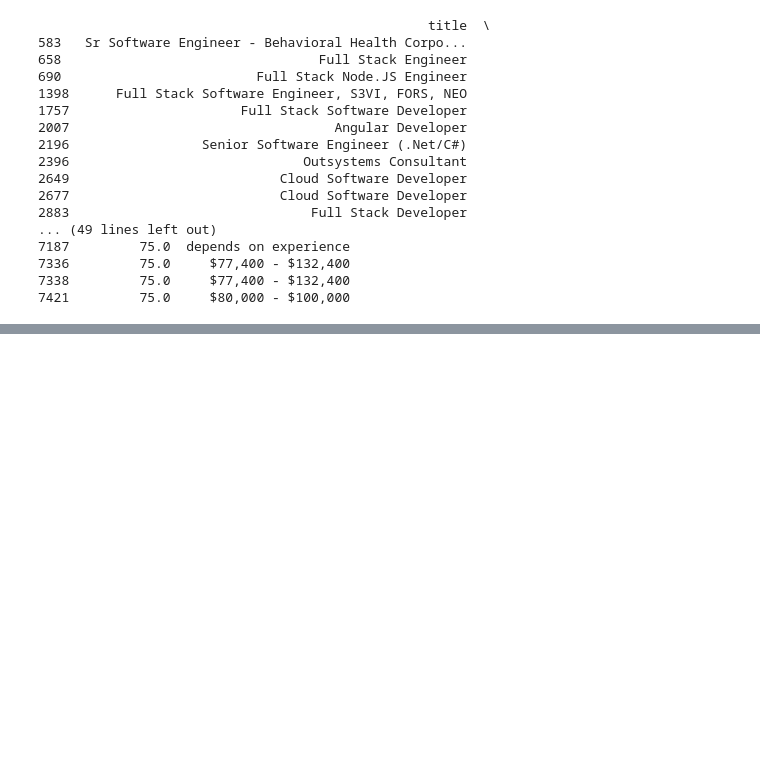
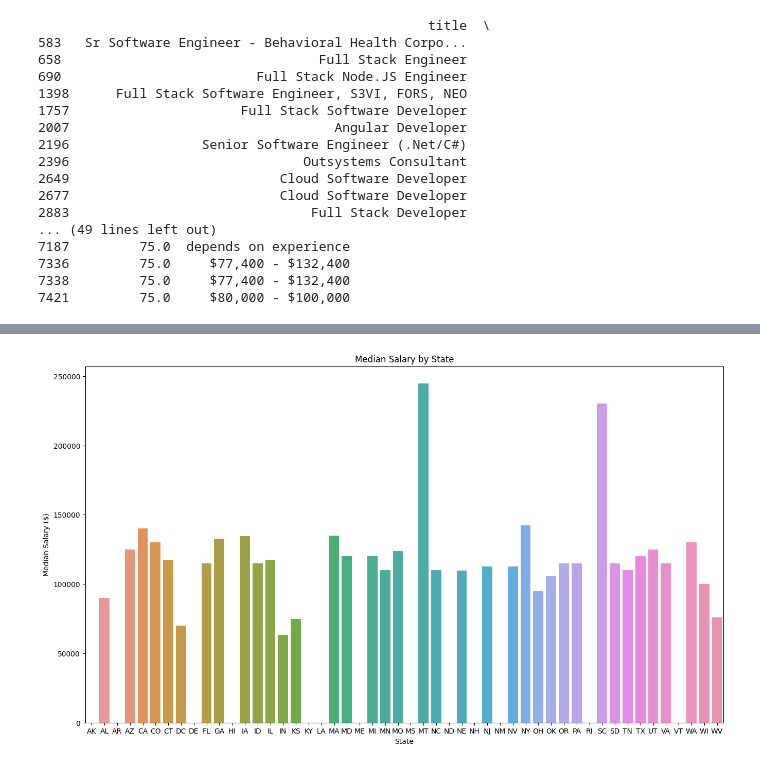
Before and after one commit to harsh-jain101/2023Spr_projects, a Jupyter notebook: Dice.ipynb, the cells around one changed output, grey strips where cells are left out. Drawn from its saved outputs; the diff is of its cells as text; code cells hidden in the pictures; blank space fills up the shorter version.

```diff
--- a/Dice.ipynb
+++ b/Dice.ipynb
@@ -621,13 +660,45 @@ for index, row in df.iterrows():
     long = row['longitude']
     job_title = row['title']
     company_name = row['company']
-    location = row['location']
+    salary = row['median_salary']
 
     # Create HTML string for marker popup
-    popup_html = f"<b>{job_title}</b><br>{company_name}<br>{location}"
+    popup_html = f"<b>{job_title}</b><br>{company_name}<br>{salary}"
 
     # Add marker to map
     folium.Marker(location=[lat, long], popup=popup_html).add_to(map)
 
 # Display the map
-# map
+# map
+# %%
+def plot_salary_distribution(df, job_title):
+
+    df_salary_plot = df[df['median_salary'].notnull() & df['title'].notnull()]
+    matching_titles = df_salary_plot[df_salary_plot['title'].str.contains(job_title, case=False)]['title'].unique()
+
+    if len(matching_titles) == 0:
+        print("No matching job titles found.")
+        return
+
+    # Ask the user to select a job title
+#     print("Matching job titles found:")
+#     for i, title in enumerate(matching_titles):
+#         print(f"{i}: {title}")
+#     choice = int(input("Enter the number corresponding to the job title you want to plot the salary distribution for: "))
+#     selected_title = matching_titles[choice]
+
+
+    #Calculate median salary for each state
+#     state_median_salary = df.groupby('state')['median_salary'].median().reset_index()
+    state_median_salary = df.loc[df['title'].isin(matching_titles)].groupby('state')['median_salary'].median().reset_index()
+    # Plot the distribution of median salaries across different regions
+    plt.figure(figsize=(16,9))
+    sns.barplot(x='state', y='median_salary', data=state_median_salary)
+    plt.title('Median Salary by State')
+    plt.xlabel('State')
+    plt.ylabel('Median Salary ($)')
+    plt.show()
+# %%
+plot_salary_distribution(df, "software")
+# %% [output]
+[figure, added]
```
Also changed, not shown: parts of 16 cells of this notebook.
